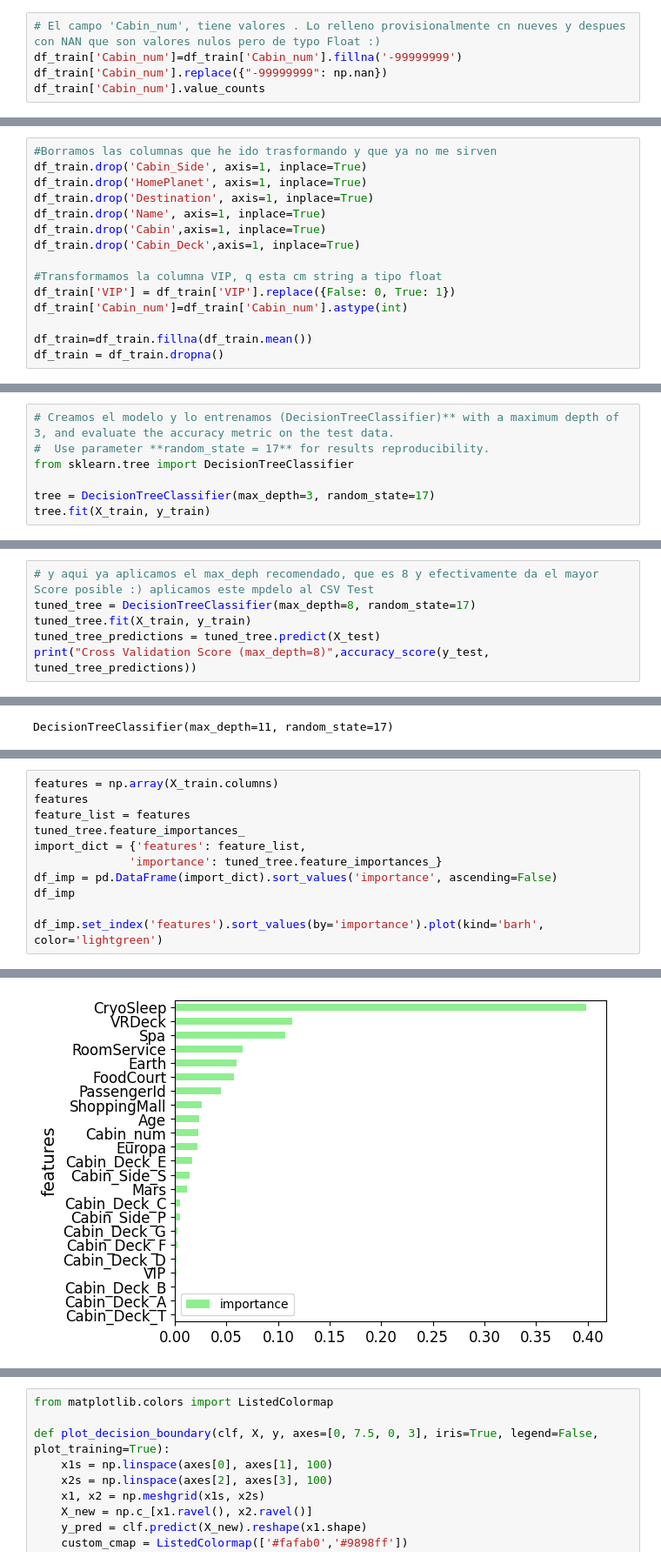
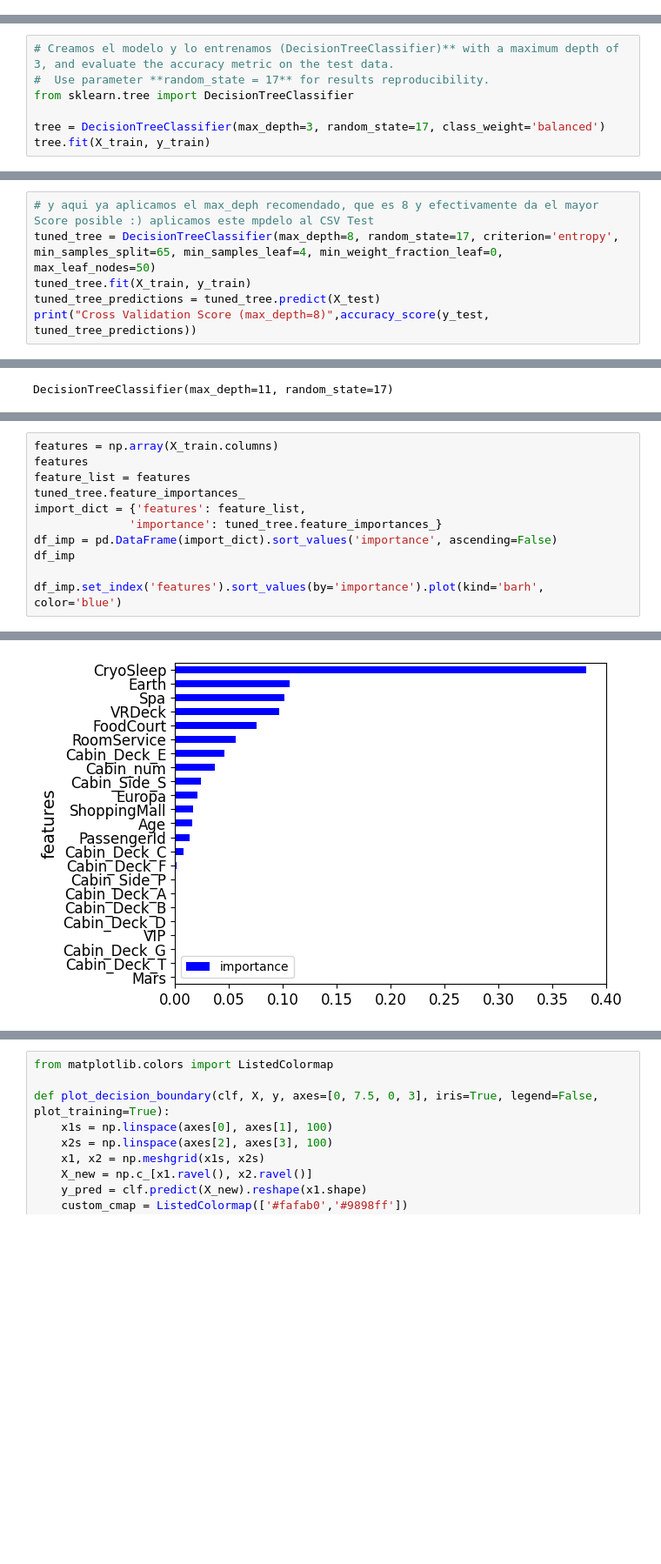
Before and after one commit to Wallace-80/Machine-Learning, a Jupyter notebook: src/notebook/ALT - Decision tree.ipynb, the cells around one changed output, grey strips where cells are left out. Shown at 87% size. Saved outputs shown, nothing was run; the diff lists cells and outputs as text; blank space fills up the shorter version.

```diff
--- a/src/notebook/ALT - Decision tree.ipynb
+++ b/src/notebook/ALT - Decision tree.ipynb
@@ -92,5 +35,0 @@ df_train[['Cabin_Deck_A', 'Cabin_Deck_B','Cabin_Deck_C','Cabin_Deck_D','Cabin_De
-# %%
-# El campo 'Cabin_num', tiene valores . Lo relleno provisionalmente cn nueves y despues con NAN que son valores nulos pero de typo Float :)
-df_train['Cabin_num']=df_train['Cabin_num'].fillna('-99999999')
-df_train['Cabin_num'].replace({"-99999999": np.nan})
-df_train['Cabin_num'].value_counts
@@ -110,15 +35,0 @@ Name: Cabin_num, Length: 8693, dtype: object>
-# %%
-#Borramos las columnas que he ido trasformando y que ya no me sirven
-df_train.drop('Cabin_Side', axis=1, inplace=True)
-df_train.drop('HomePlanet', axis=1, inplace=True)
-df_train.drop('Destination', axis=1, inplace=True)
-df_train.drop('Name', axis=1, inplace=True)
-df_train.drop('Cabin',axis=1, inplace=True)
-df_train.drop('Cabin_Deck',axis=1, inplace=True)
-
-#Transformamos la columna VIP, q esta cm string a tipo float
-df_train['VIP'] = df_train['VIP'].replace({False: 0, True: 1})
-df_train['Cabin_num']=df_train['Cabin_num'].astype(int)
-
-df_train=df_train.fillna(df_train.mean())
-df_train = df_train.dropna()
@@ -182,6 +56,6 @@ X_test: (2608, 23)      y_test: (2608,)
 #  Use parameter **random_state = 17** for results reproducibility.
 from sklearn.tree import DecisionTreeClassifier
 
-tree = DecisionTreeClassifier(max_depth=3, random_state=17)
+tree = DecisionTreeClassifier(max_depth=3, random_state=17, class_weight='balanced')
 tree.fit(X_train, y_train)
 # %% [output]
@@ -224,6 +98,6 @@ Cross Validation Score (Max_depth=3) 0.7254601226993865
 # %%
 # y aqui ya aplicamos el max_deph recomendado, que es 8 y efectivamente da el mayor Score posible :) aplicamos este mpdelo al CSV Test
-tuned_tree = DecisionTreeClassifier(max_depth=8, random_state=17)
+tuned_tree = DecisionTreeClassifier(max_depth=8, random_state=17, criterion='entropy', min_samples_split=65, min_samples_leaf=4, min_weight_fraction_leaf=0, max_leaf_nodes=50)
 tuned_tree.fit(X_train, y_train)
 tuned_tree_predictions = tuned_tree.predict(X_test)
 print("Cross Validation Score (max_depth=8)",accuracy_score(y_test, tuned_tree_predictions))
@@ -277,17 +151,17 @@ array([0.04442246, 0.3980939 , 0.0234877 , 0.00138505, 0.06546832,
 # %%
 features = np.array(X_train.columns)
 features
 feature_list = features
 tuned_tree.feature_importances_
 import_dict = {'features': feature_list,
               'importance': tuned_tree.feature_importances_}
 df_imp = pd.DataFrame(import_dict).sort_values('importance', ascending=False)
 df_imp
 
-df_imp.set_index('features').sort_values(by='importance').plot(kind='barh', color='lightgreen')
+df_imp.set_index('features').sort_values(by='importance').plot(kind='barh', color='blue')
 # %% [output]
 <AxesSubplot:ylabel='features'>
-[figure, old version]
+[figure, new version]
 # %%
 plt.figure(figsize=(15,8))
 sklearn.tree.plot_tree(tree_clf,
```
Also changed, not shown: parts of 32 cells of this notebook, 5 other files.
